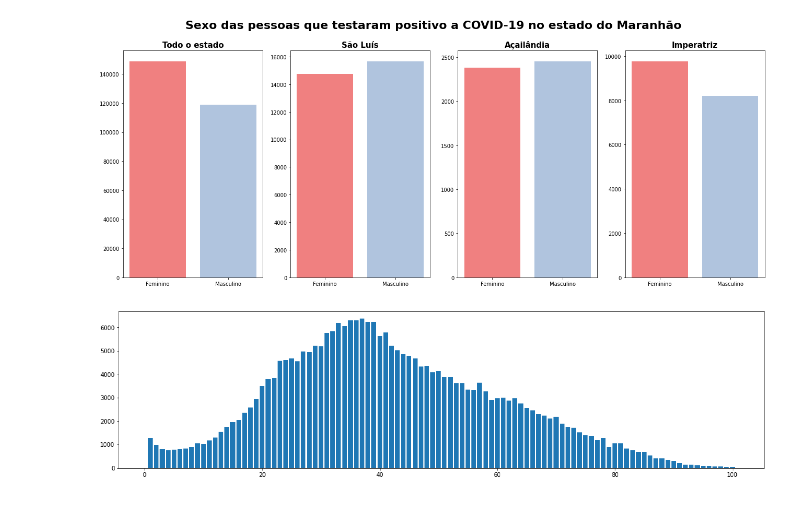
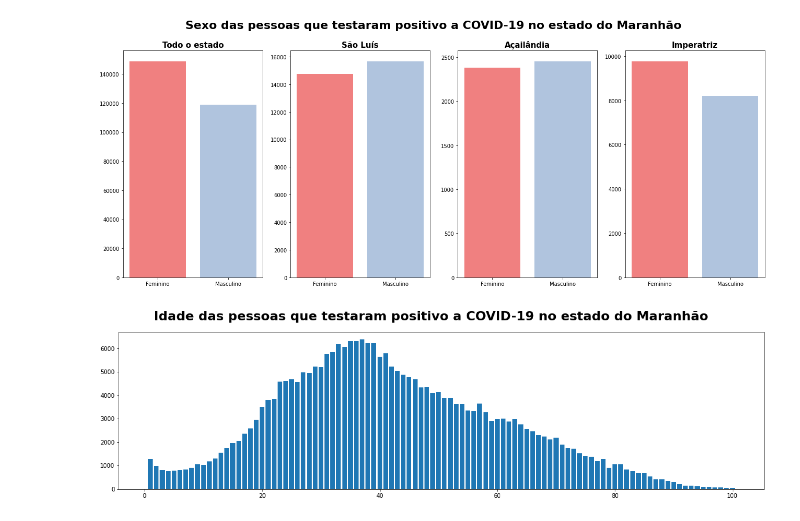
Before and after one commit to ceciliasilvads/analises_covid19, a Jupyter notebook: covid_ma.ipynb, the cells around one changed output. Drawn from its saved outputs; the diff is of its cells as text; code cells hidden in the pictures.

```diff
--- a/covid_ma.ipynb
+++ b/covid_ma.ipynb
@@ -404,10 +404,12 @@ ax4.set_title('Imperatriz', weight='bold', size=15)
 plt.show()
 # %% [output]
 [figure]
-# %%
-plt.figure(figsize=(20,5))
-plt.bar(idades.index, idades.values)
-
-plt.show()
-# %% [output]
-[figure, removed]
+# %%
+#---------Idade das pessoa que testaram positivo a COVID-19---------
+plt.figure(figsize=(20,5))
+plt.suptitle('Idade das pessoas que testaram positivo a COVID-19 no estado do Maranhão', weight='bold', size=22)
+plt.bar(idades.index, idades.values)
+
+plt.show()
+# %% [output]
+[figure, added]
```
